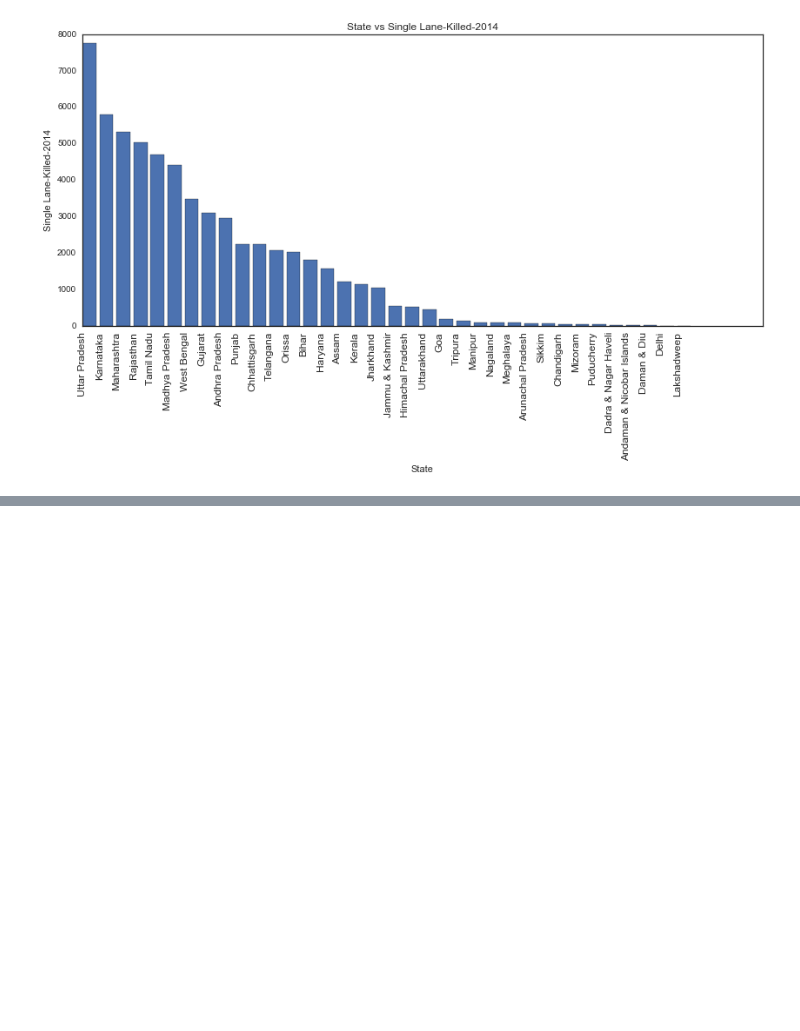
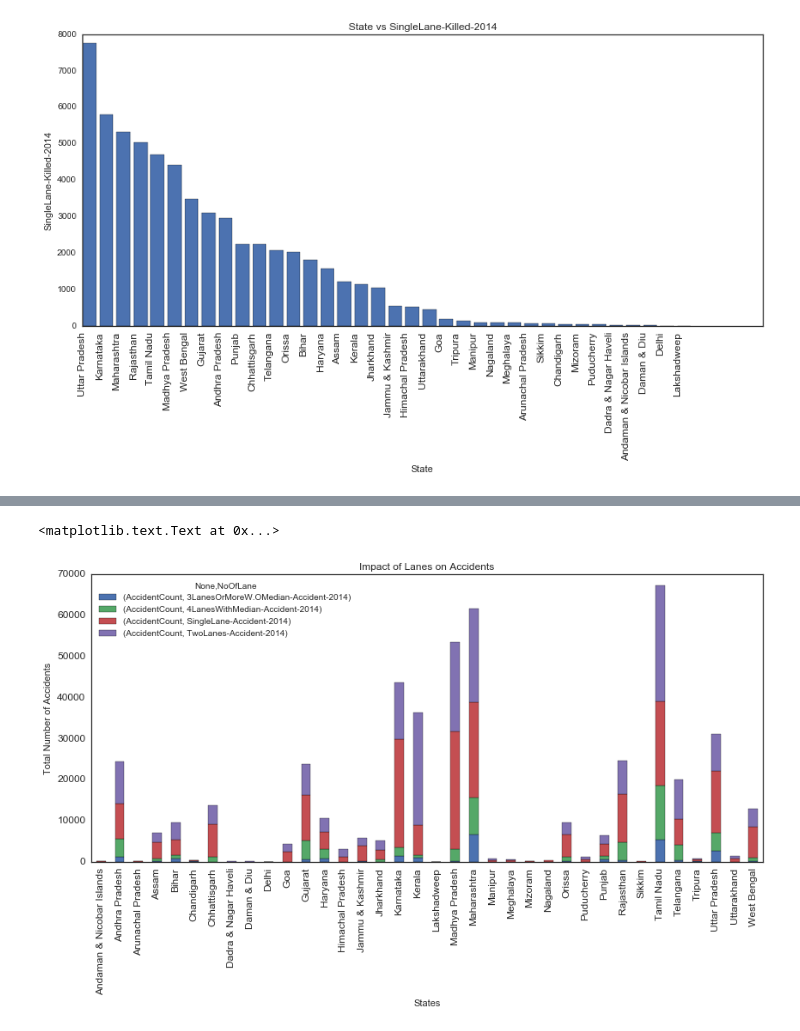
Before and after one commit to dbiswa4/python-projects, a Jupyter notebook: spring-2017/src/data-viz/proj/road-features-01.ipynb, the cells around one changed output, grey strips where cells are left out. Drawn from its saved outputs; the diff is of its cells as text; code cells hidden in the pictures; blank space fills up the shorter version.

Commit message:
stacked plot based on number of lanes added

```diff
--- a/spring-2017/src/data-viz/proj/road-features-01.ipynb
+++ b/spring-2017/src/data-viz/proj/road-features-01.ipynb
@@ -103,0 +126,5 @@ plt.title('State vs Single Lane-Killed-2014')
+# %%
+#Impact of Lanes on Accidents
+lanes_vs_accidents_df = pd.melt(road_features_df, id_vars=['State'], value_vars=['SingleLane-Accident-2014','TwoLanes-Accident-2014','3LanesOrMoreW.OMedian-Accident-2014','4LanesWithMedian-Accident-2014'])
+lanes_vs_accidents_df.columns = ['State','NoOfLane','AccidentCount']
+lanes_vs_accidents_df.head()
@@ -103,0 +138,4 @@ plt.title('State vs Single Lane-Killed-2014')
+# %%
+#Group lane wise accidents counts by state
+lanes_vs_accidents_grp = lanes_vs_accidents_df.groupby(['State','NoOfLane']).sum()
+lanes_vs_accidents_grp.head()
@@ -103,0 +150,8 @@ plt.title('State vs Single Lane-Killed-2014')
+# %%
+#Visualize accident counts for each state - Lane wise accident counts should be stacked up
+lanes_plot = lanes_vs_accidents_grp.unstack().plot(figsize=(14,6), kind='bar',stacked=True,title="Impact of Lanes on Accidents", fontsize='large')
+lanes_plot.set_xlabel("States")
+lanes_plot.set_ylabel("Total Number of Accidents")
+# %% [output]
+<matplotlib.text.Text at 0x...>
+[figure, added]
```
Also changed, not shown: parts of 11 cells of this notebook, 2 other files.
